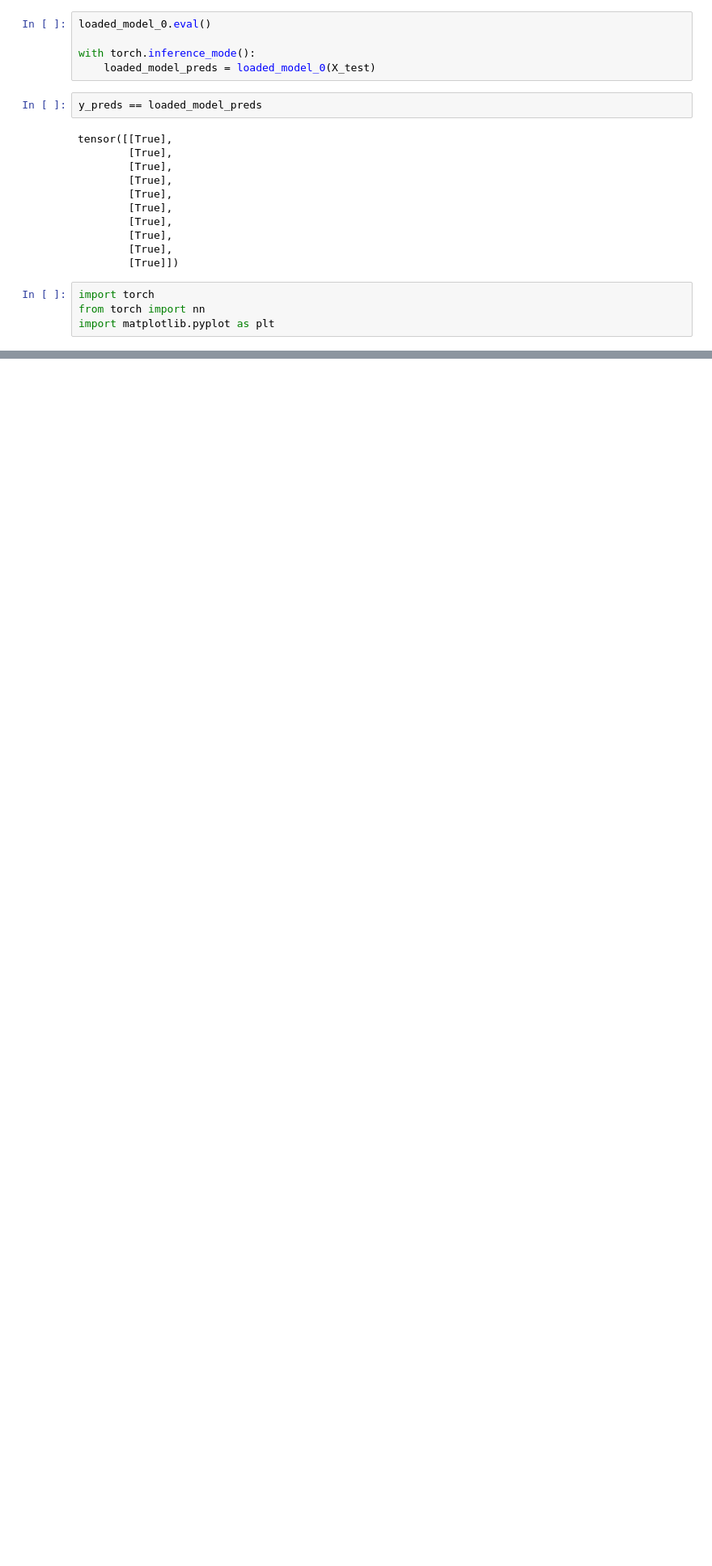
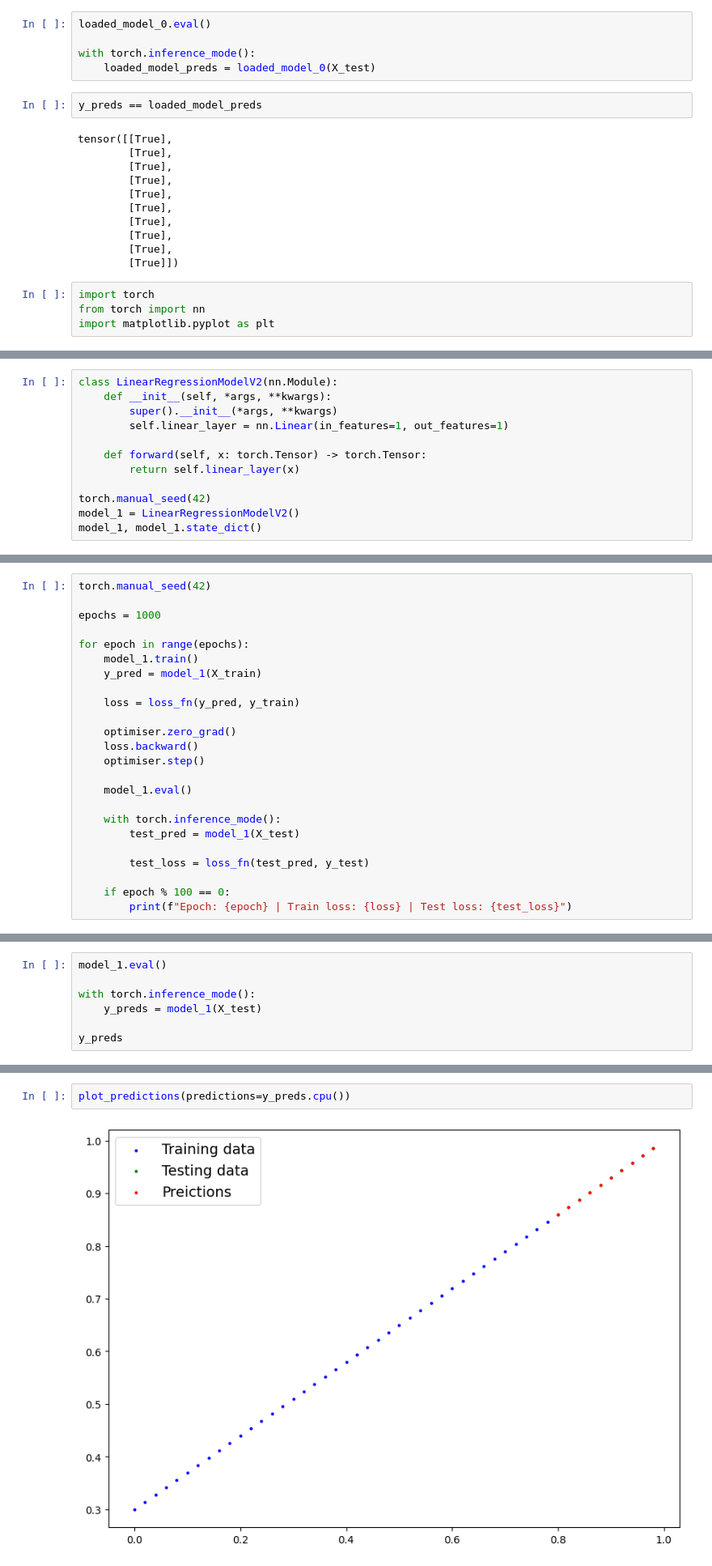
Before and after one commit to SAMOS-76/Learning-Pytorch, a Jupyter notebook: 01.ipynb, the cells around one changed output, grey strips where cells are left out. Shown at 81% size. Drawn from its saved outputs; the diff is of its cells as text; blank space fills up the shorter version.

```diff
--- a/01.ipynb
+++ b/01.ipynb
@@ -335,0 +277,12 @@ Epoch: 900 | Train loss: 0.5551779866218567 | Test loss: 0.5874472260475159
+# %%
+class LinearRegressionModelV2(nn.Module):
+    def __init__(self, *args, **kwargs):
+        super().__init__(*args, **kwargs)
+        self.linear_layer = nn.Linear(in_features=1, out_features=1)
+
+    def forward(self, x: torch.Tensor) -> torch.Tensor:
+        return self.linear_layer(x)
+
+torch.manual_seed(42)
+model_1 = LinearRegressionModelV2()
+model_1, model_1.state_dict()
@@ -335,0 +298,24 @@ Epoch: 900 | Train loss: 0.5551779866218567 | Test loss: 0.5874472260475159
+# %%
+torch.manual_seed(42)
+
+epochs = 1000
+
+for epoch in range(epochs):
+    model_1.train()
+    y_pred = model_1(X_train)
+
+    loss = loss_fn(y_pred, y_train)
+
+    optimiser.zero_grad()
+    loss.backward()
+    optimiser.step()
+
+    model_1.eval()
+
+    with torch.inference_mode():
+        test_pred = model_1(X_test)
+
+        test_loss = loss_fn(test_pred, y_test)
+
+    if epoch % 100 == 0:
+        print(f"Epoch: {epoch} | Train loss: {loss} | Test loss: {test_loss}")
@@ -335,0 +333,7 @@ Epoch: 900 | Train loss: 0.5551779866218567 | Test loss: 0.5874472260475159
+# %%
+model_1.eval()
+
+with torch.inference_mode():
+    y_preds = model_1(X_test)
+
+y_preds
@@ -335,0 +351,4 @@ Epoch: 900 | Train loss: 0.5551779866218567 | Test loss: 0.5874472260475159
+# %%
+plot_predictions(predictions=y_preds.cpu())
+# %% [output]
+[figure, added]
```
Also changed, not shown: parts of 18 cells of this notebook, 43 other files.
